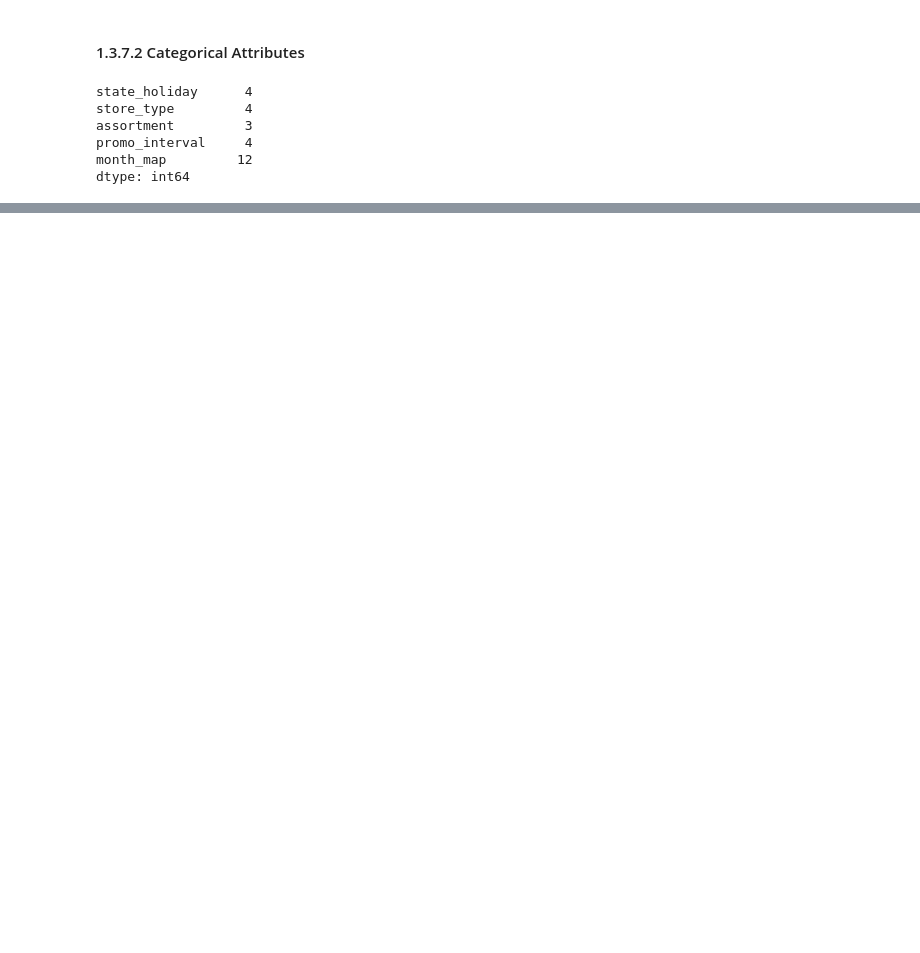
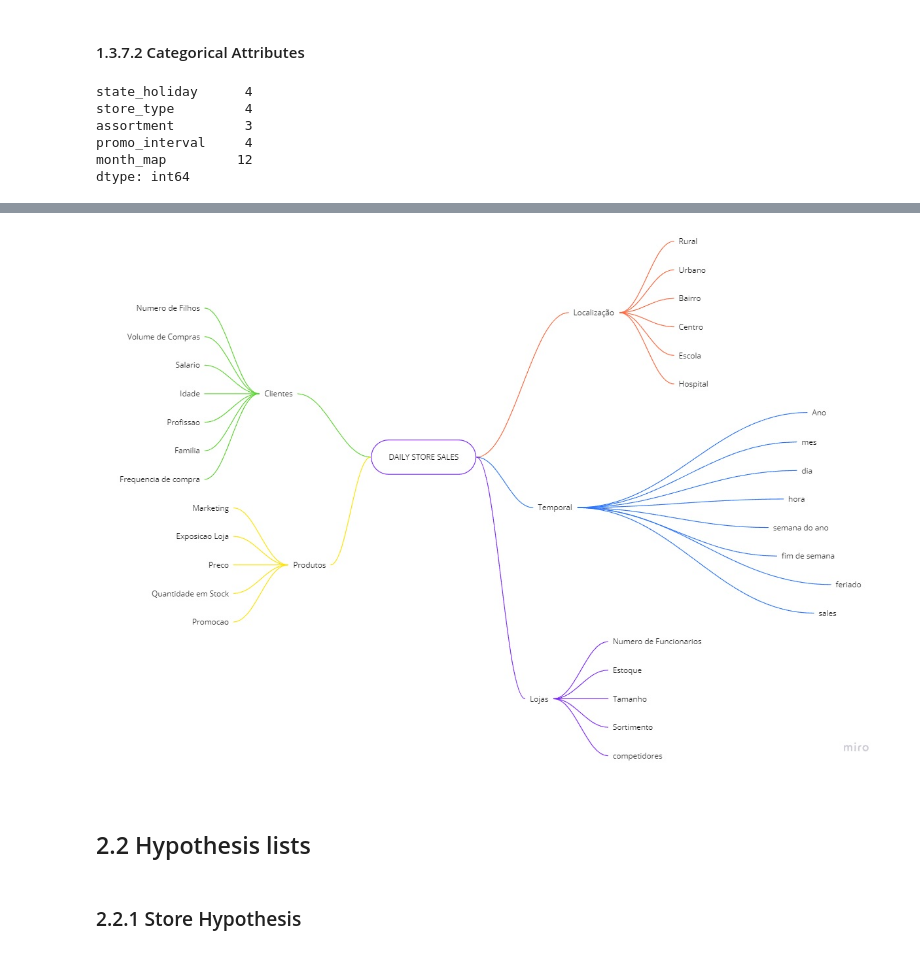
Before and after one commit to BlueBics/rossmann_sales_prediction, a Jupyter notebook: v01_store_sales_prediction.ipynb, the cells around one changed output, grey strips where cells are left out. Cells and saved outputs as stored; diff of their text form; code cells hidden in the pictures; blank space fills up the shorter version.

```diff
--- a/v01_store_sales_prediction.ipynb
+++ b/v01_store_sales_prediction.ipynb
@@ -326,0 +337,7 @@ df1[df1['sales'] == 0].shape
+# %%
+#mindmap coggle/miro
+Image('img/mind_map.jpg')
+# %% [output]
+[figure, added]
+# %% [markdown]
+## 2.2 Hypothesis lists
@@ -326,0 +346,2 @@ df1[df1['sales'] == 0].shape
+# %% [markdown]
+### 2.2.1 Store Hypothesis
```
Also changed, not shown: parts of 22 cells of this notebook.
